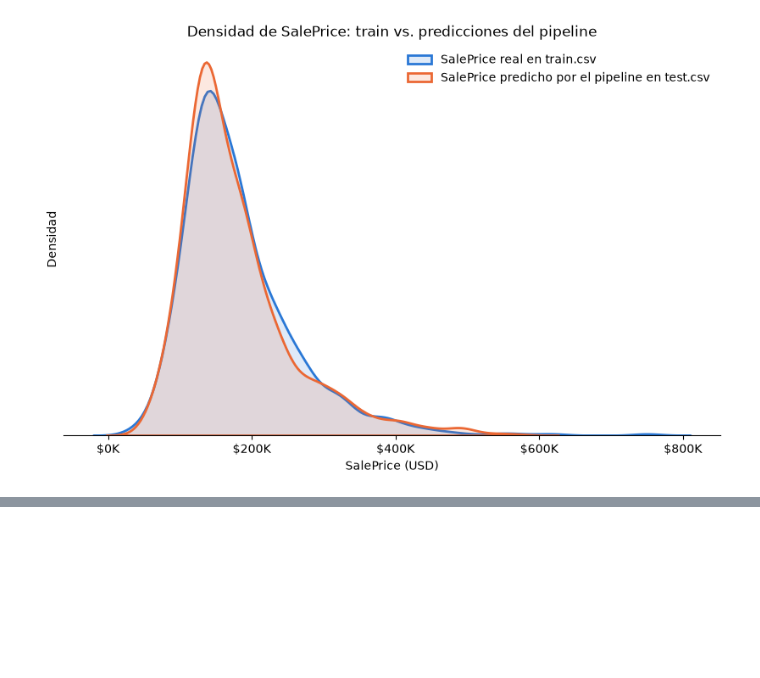
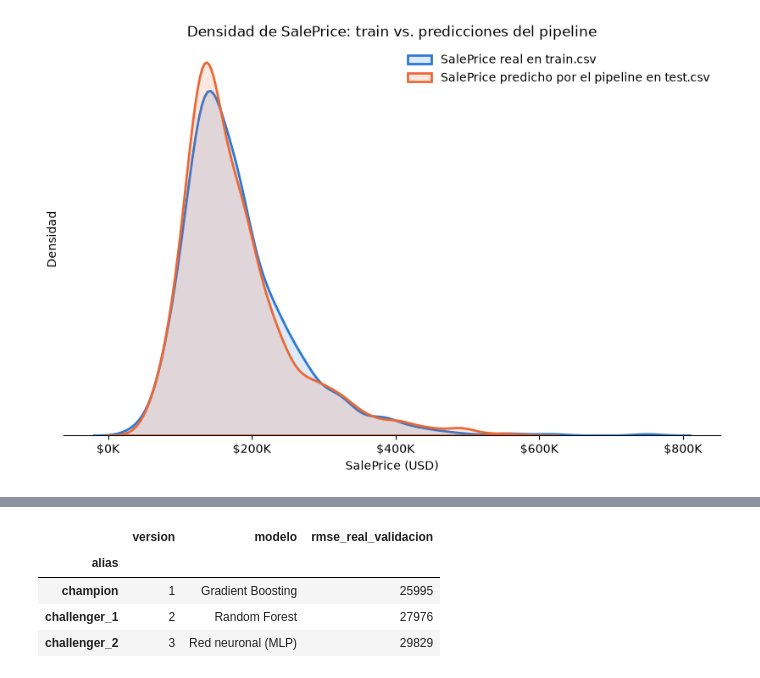
Before and after one commit to amosillu/EJERCICIO-EN-CLASE-PRODUCT-DEVELOPMENT, a Jupyter notebook: notebooks/4.0-ai-inferencia.ipynb, the cells around one changed output, grey strips where cells are left out. Cells and saved outputs as stored; diff of their text form; code cells hidden in the pictures; blank space fills up the shorter version.

```diff
--- a/notebooks/4.0-ai-inferencia.ipynb
+++ b/notebooks/4.0-ai-inferencia.ipynb
@@ -197,0 +202,28 @@ Guardado en: pipeline_inferencia.joblib
+# %%
+import mlflow
+import mlflow.sklearn
+from mlflow import MlflowClient
+
+from ejercicio_clases.config import MLFLOW_ARTIFACTS_DIR, MLFLOW_REGISTERED_MODEL, MLFLOW_TRACKING_URI
+
+EXPERIMENTO_INFERENCIA = "house_pricing_inferencia"
+ALIAS = ["champion", "challenger_1", "challenger_2"]
+
+mlflow.set_tracking_uri(MLFLOW_TRACKING_URI)
+cliente = MlflowClient()
+
+versiones = {alias: cliente.get_model_version_by_alias(MLFLOW_REGISTERED_MODEL, alias) for alias in ALIAS}
+modelos_registro = {
+    alias: mlflow.sklearn.load_model(f"models:/{MLFLOW_REGISTERED_MODEL}@{alias}") for alias in ALIAS
+}
+
+pd.DataFrame([
+    {"alias": alias, "version": version.version, "modelo": version.tags.get("modelo"), "rmse_real_validacion": version.tags.get("rmse_real")}
+    for alias, version in versiones.items()
+]).set_index("alias")
+# %% [output]
+|  | version | modelo | rmse_real_validacion |
+| alias |  |  |  |
+| champion | 1 | Gradient Boosting | 25995 |
+| challenger_1 | 2 | Random Forest | 27976 |
+| challenger_2 | 3 | Red neuronal (MLP) | 29829 |
```
Also changed, not shown: parts of 8 cells of this notebook, 6 other files.
